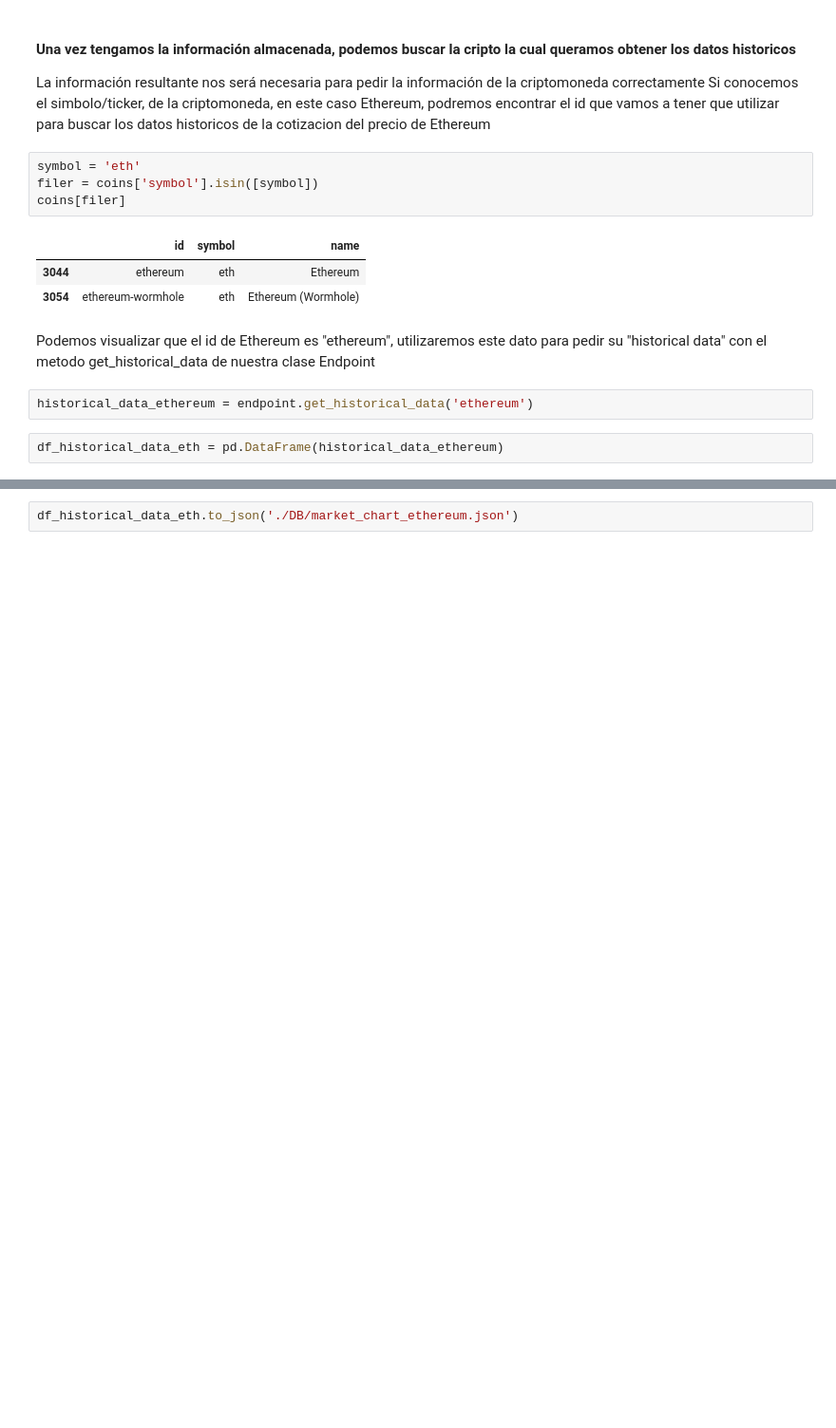
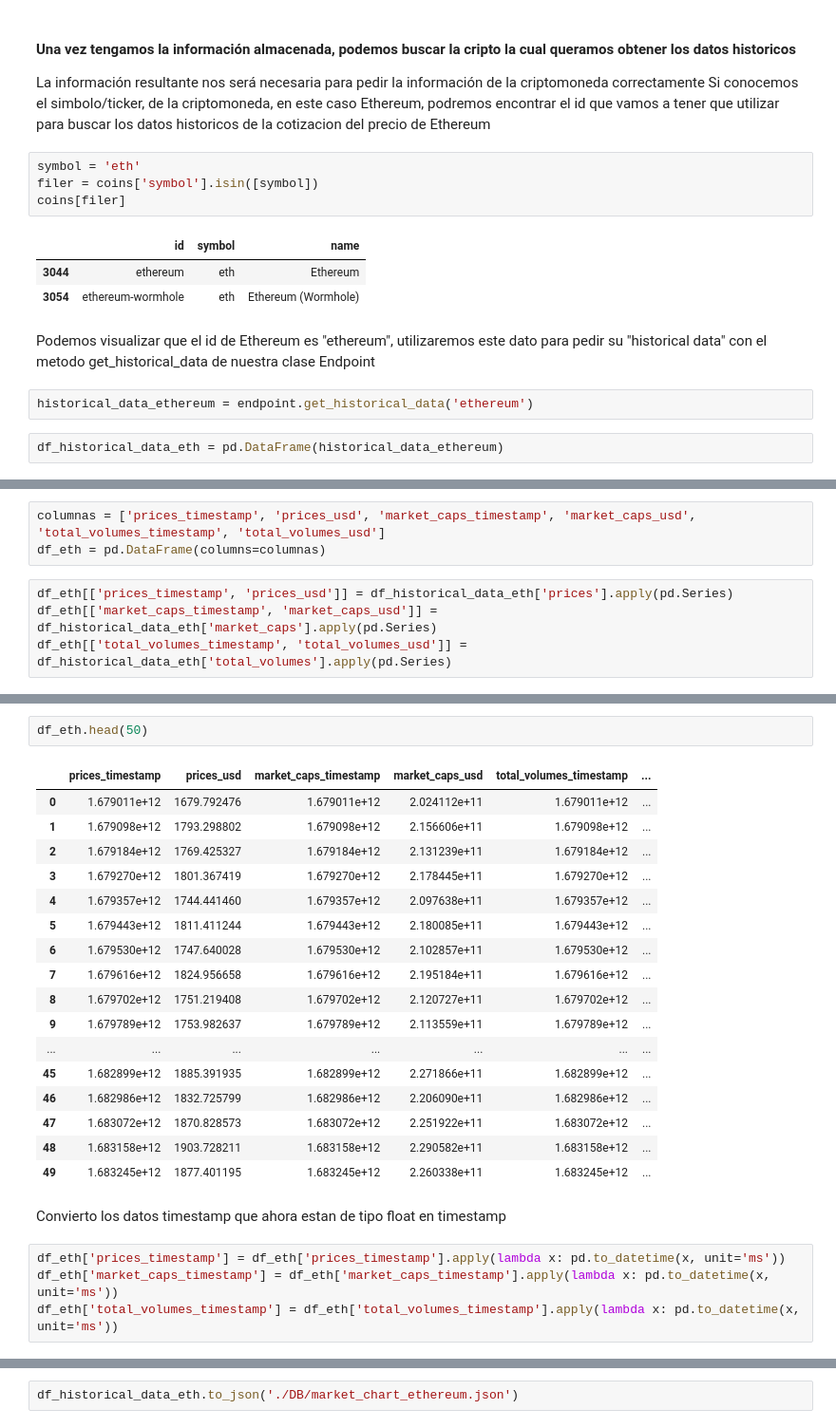
Before and after one commit to CuevaTomasArg/EntregaFinal_TomasCueva_DATENG_51935, a Jupyter notebook: api_criptos.ipynb, the cells around one changed output, grey strips where cells are left out. Shown at 95% size. Drawn from its saved outputs; the diff is of its cells as text; blank space fills up the shorter version.

```diff
--- a/api_criptos.ipynb
+++ b/api_criptos.ipynb
@@ -156,0 +158,7 @@ int
+# %%
+columnas = ['prices_timestamp', 'prices_usd', 'market_caps_timestamp', 'market_caps_usd', 'total_volumes_timestamp', 'total_volumes_usd']
+df_eth = pd.DataFrame(columns=columnas)
+# %%
+df_eth[['prices_timestamp', 'prices_usd']] = df_historical_data_eth['prices'].apply(pd.Series)
+df_eth[['market_caps_timestamp', 'market_caps_usd']] = df_historical_data_eth['market_caps'].apply(pd.Series)
+df_eth[['total_volumes_timestamp', 'total_volumes_usd']] = df_historical_data_eth['total_volumes'].apply(pd.Series)
@@ -156,0 +181,26 @@ int
+# %%
+df_eth.head(50)
+# %% [output]
+|  | prices_timestamp | prices_usd | market_caps_timestamp | market_caps_usd | total_volumes_timestamp | ... |
+| 0 | 1.679011e+12 | 1679.792476 | 1.679011e+12 | 2.024112e+11 | 1.679011e+12 | ... |
+| 1 | 1.679098e+12 | 1793.298802 | 1.679098e+12 | 2.156606e+11 | 1.679098e+12 | ... |
+| 2 | 1.679184e+12 | 1769.425327 | 1.679184e+12 | 2.131239e+11 | 1.679184e+12 | ... |
+| 3 | 1.679270e+12 | 1801.367419 | 1.679270e+12 | 2.178445e+11 | 1.679270e+12 | ... |
+| 4 | 1.679357e+12 | 1744.441460 | 1.679357e+12 | 2.097638e+11 | 1.679357e+12 | ... |
+| 5 | 1.679443e+12 | 1811.411244 | 1.679443e+12 | 2.180085e+11 | 1.679443e+12 | ... |
+| 6 | 1.679530e+12 | 1747.640028 | 1.679530e+12 | 2.102857e+11 | 1.679530e+12 | ... |
+| 7 | 1.679616e+12 | 1824.956658 | 1.679616e+12 | 2.195184e+11 | 1.679616e+12 | ... |
+| 8 | 1.679702e+12 | 1751.219408 | 1.679702e+12 | 2.120727e+11 | 1.679702e+12 | ... |
+| 9 | 1.679789e+12 | 1753.982637 | 1.679789e+12 | 2.113559e+11 | 1.679789e+12 | ... |
+| ... | ... | ... | ... | ... | ... | ... |
+| 45 | 1.682899e+12 | 1885.391935 | 1.682899e+12 | 2.271866e+11 | 1.682899e+12 | ... |
+| 46 | 1.682986e+12 | 1832.725799 | 1.682986e+12 | 2.206090e+11 | 1.682986e+12 | ... |
+| 47 | 1.683072e+12 | 1870.828573 | 1.683072e+12 | 2.251922e+11 | 1.683072e+12 | ... |
+| 48 | 1.683158e+12 | 1903.728211 | 1.683158e+12 | 2.290582e+11 | 1.683158e+12 | ... |
+| 49 | 1.683245e+12 | 1877.401195 | 1.683245e+12 | 2.260338e+11 | 1.683245e+12 | ... |
+# %% [markdown]
+Convierto los datos timestamp que ahora estan de tipo float en timestamp
+# %%
+df_eth['prices_timestamp'] = df_eth['prices_timestamp'].apply(lambda x: pd.to_datetime(x, unit='ms'))
+df_eth['market_caps_timestamp'] = df_eth['market_caps_timestamp'].apply(lambda x: pd.to_datetime(x, unit='ms'))
+df_eth['total_volumes_timestamp'] = df_eth['total_volumes_timestamp'].apply(lambda x: pd.to_datetime(x, unit='ms'))
```
Also changed, not shown: parts of 10 cells of this notebook, 10 other files.
